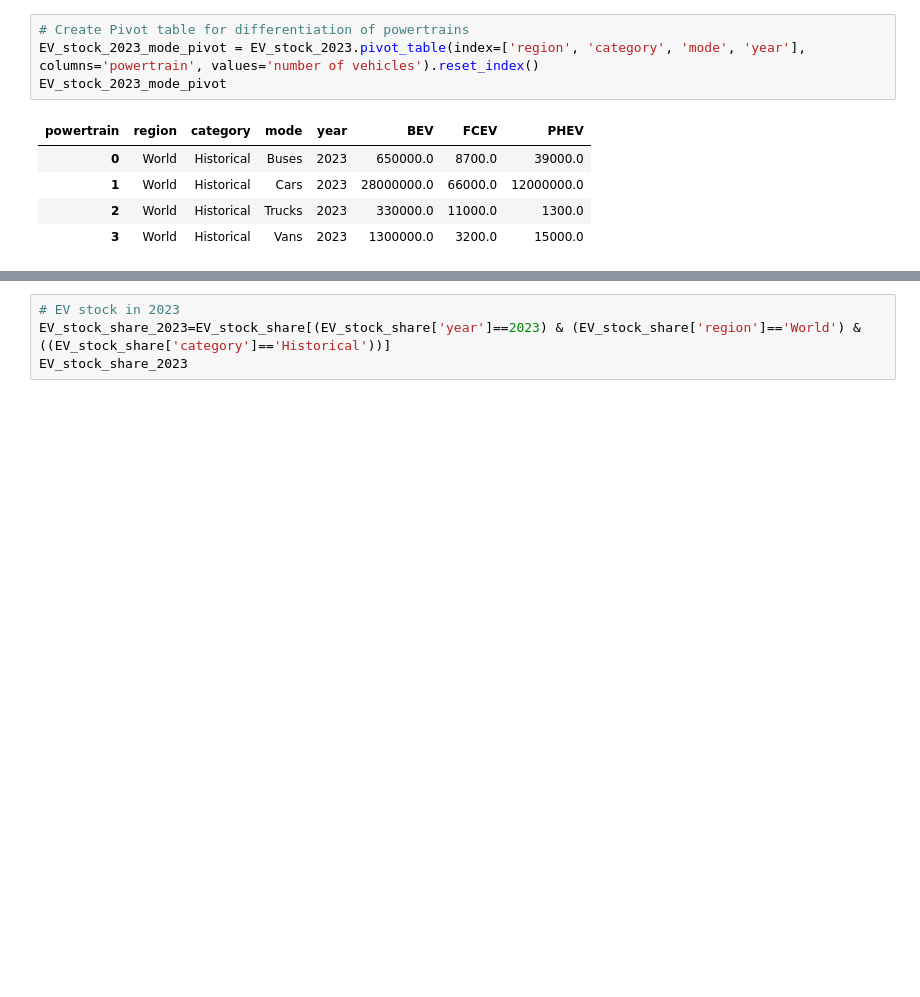
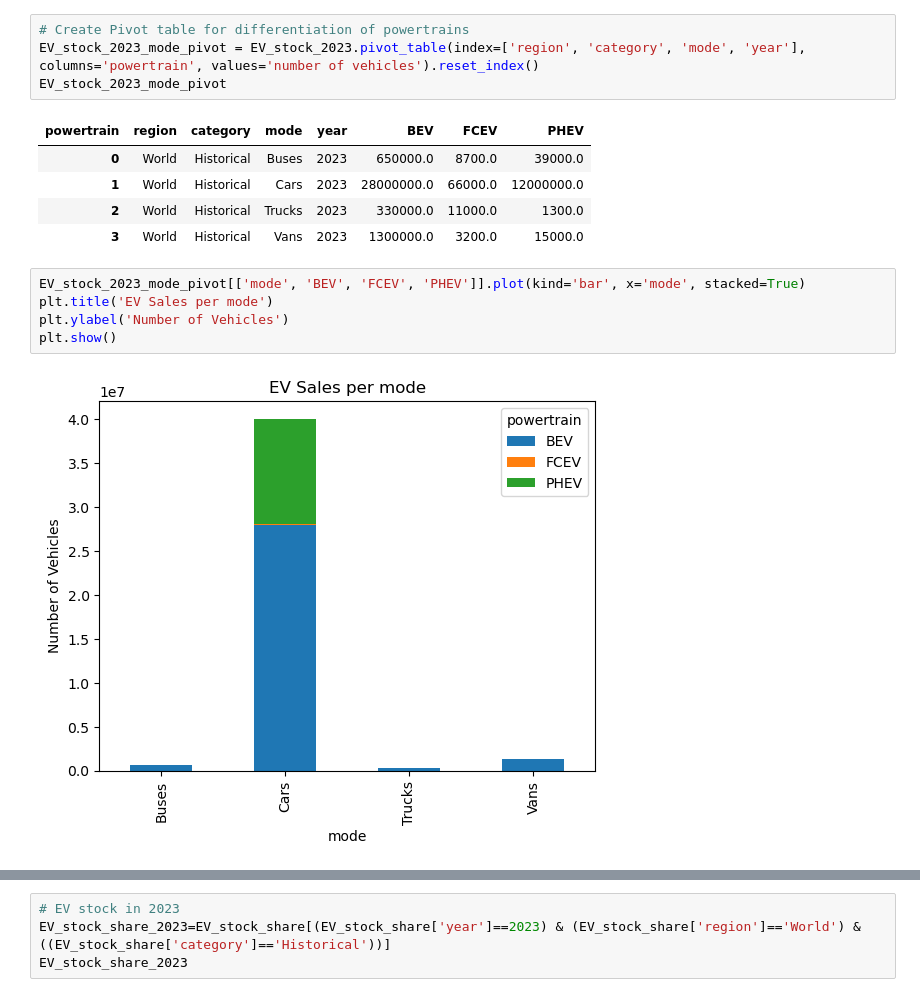
Before and after one commit to jenst0710/Electromobility-Data-Analysis, a Jupyter notebook: Capstone.ipynb, the cells around one changed output, grey strips where cells are left out. Saved outputs shown, nothing was run; the diff lists cells and outputs as text; blank space fills up the shorter version.

```diff
--- a/Capstone.ipynb
+++ b/Capstone.ipynb
@@ -228,5 +245,12 @@ EV_stock_2023_mode_pivot
 | 1 | World | Historical | Cars | 2023 | 28000000.0 | 66000.0 | 12000000.0 |
 | 2 | World | Historical | Trucks | 2023 | 330000.0 | 11000.0 | 1300.0 |
 | 3 | World | Historical | Vans | 2023 | 1300000.0 | 3200.0 | 15000.0 |
+# %%
+EV_stock_2023_mode_pivot[['mode', 'BEV', 'FCEV', 'PHEV']].plot(kind='bar', x='mode', stacked=True)
+plt.title('EV Sales per mode')
+plt.ylabel('Number of Vehicles')
+plt.show()
+# %% [output]
+[figure, added]
 # %%
 sns.barplot(data=EV_stock_2023, x='mode', y='number of vehicles', hue='powertrain')
```
Also changed, not shown: parts of 46 cells of this notebook.
